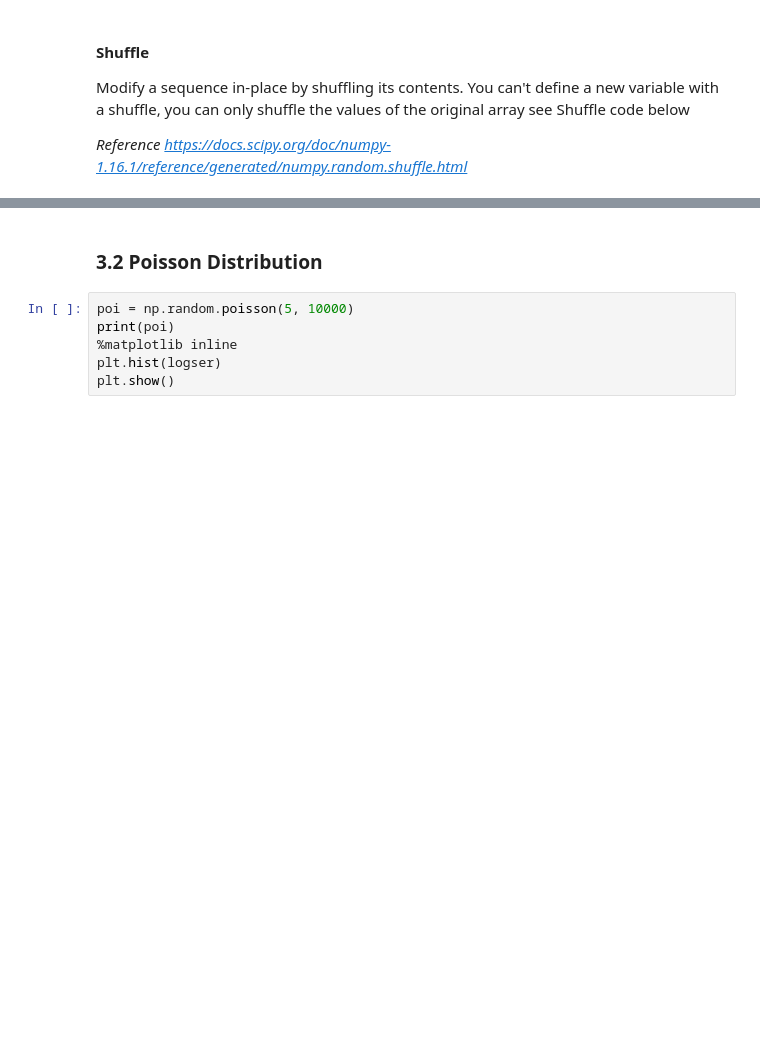
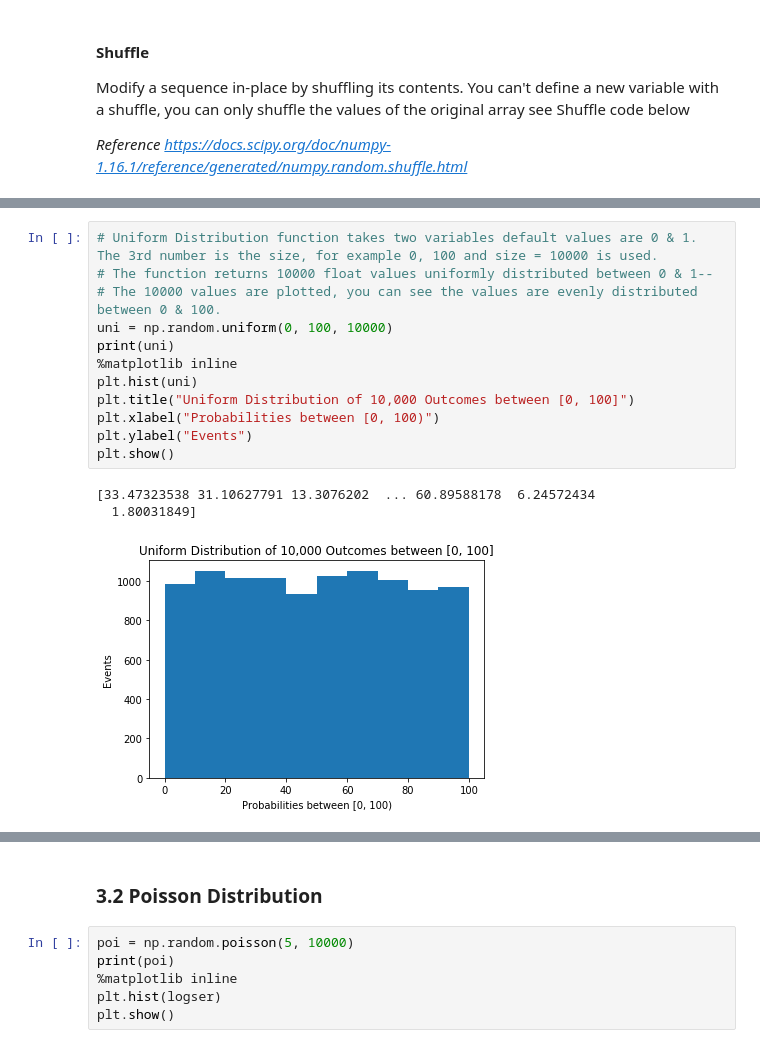
Before and after one commit to moranneil/Programming-For-Data-Analysis-Assignment-2019, a Jupyter notebook: NumpyRandom.ipynb, the cells around one changed output, grey strips where cells are left out. Drawn from its saved outputs; the diff is of its cells as text; blank space fills up the shorter version.

Commit message:
Add Uniform Distribution"

```diff
--- a/NumpyRandom.ipynb
+++ b/NumpyRandom.ipynb
@@ -418,0 +444,16 @@ plt.show()
+# %%
+# Uniform Distribution function takes two variables default values are 0 & 1. The 3rd number is the size, for example 0, 100 and size = 10000 is used.
+# The function returns 10000 float values uniformly distributed between 0 & 1--
+# The 10000 values are plotted, you can see the values are evenly distributed between 0 & 100.
+uni = np.random.uniform(0, 100, 10000)
+print(uni)
+%matplotlib inline
+plt.hist(uni)
+plt.title("Uniform Distribution of 10,000 Outcomes between [0, 100]")
+plt.xlabel("Probabilities between [0, 100)")
+plt.ylabel("Events")
+plt.show()
+# %% [output]
+[33.47323538 31.10627791 13.3076202  ... 60.89588178  6.24572434
+  1.80031849]
+[figure, added]
```
Also changed, not shown: parts of 20 cells of this notebook, 1 other file.
